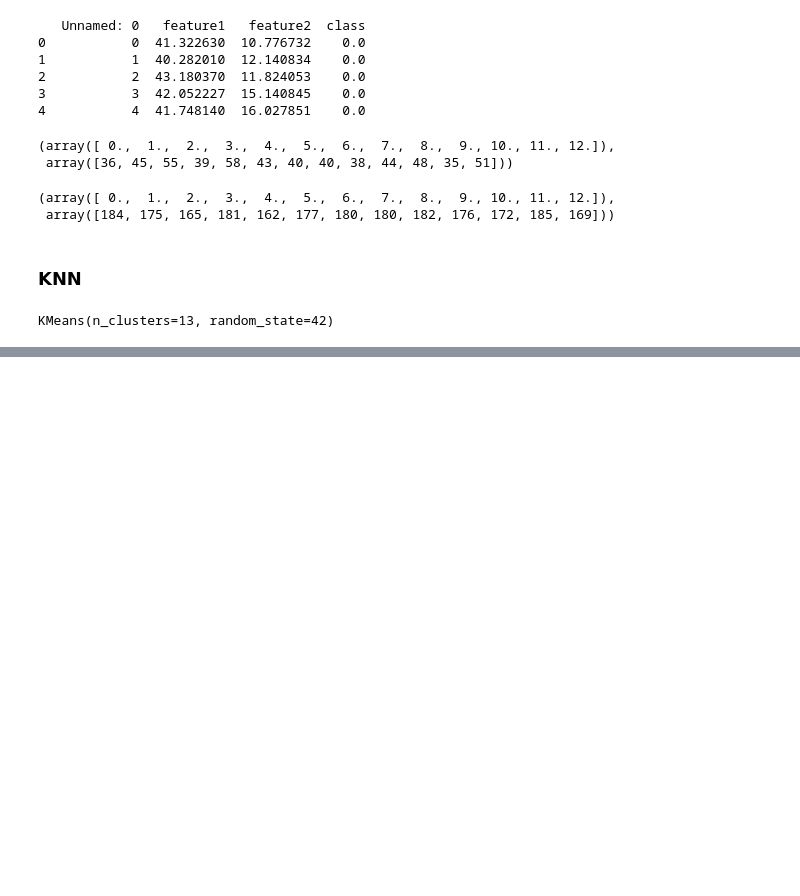
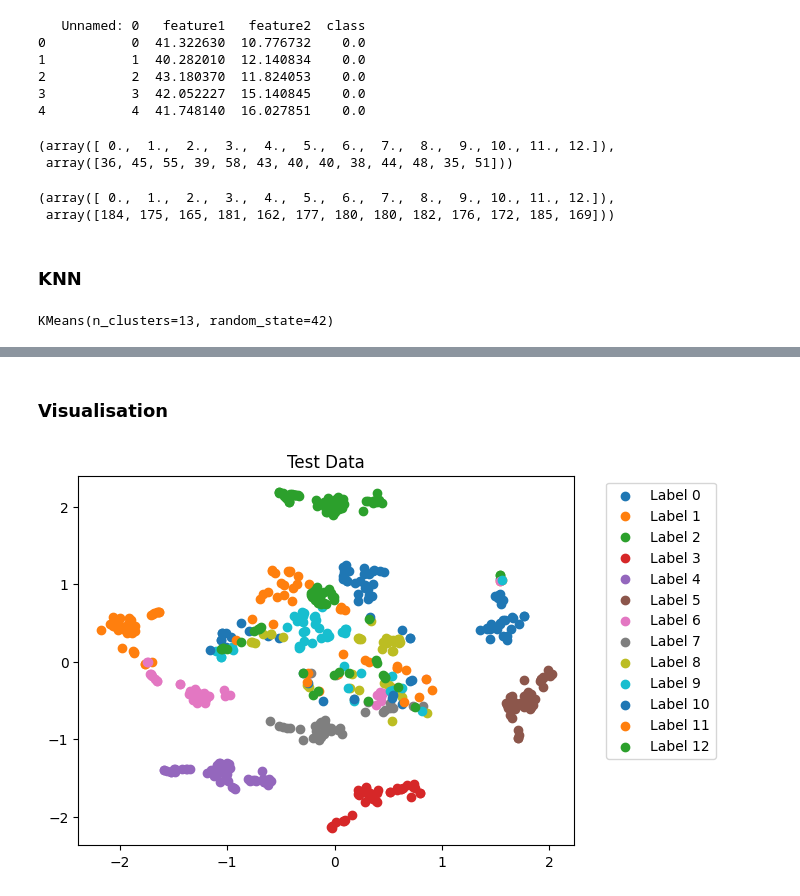
Before and after one commit to AdithyaKrishnaK/CL688, a Jupyter notebook: Part 2b: Unsupervised Classification/models.ipynb, the cells around one changed output, grey strips where cells are left out. Saved outputs shown, nothing was run; the diff lists cells and outputs as text; code cells hidden in the pictures; blank space fills up the shorter version.

```diff
--- a/Part 2b: Unsupervised Classification/models.ipynb
+++ b/Part 2b: Unsupervised Classification/models.ipynb
@@ -75,0 +70,11 @@ print(accuracy_score(y_train, y_pred_train_switch))
+# %% [markdown]
+### Visualisation
+# %%
+for i in range(13):
+    plt.scatter(X_test[y_test == i, 0], X_test[y_test == i, 1], label=f'Label {i}')
+
+plt.title('Test Data')
+plt.legend(bbox_to_anchor=(1.05, 1), loc='upper left')
+plt.show()
+# %% [output]
+[figure, added]
```
Also changed, not shown: parts of 6 cells of this notebook.
